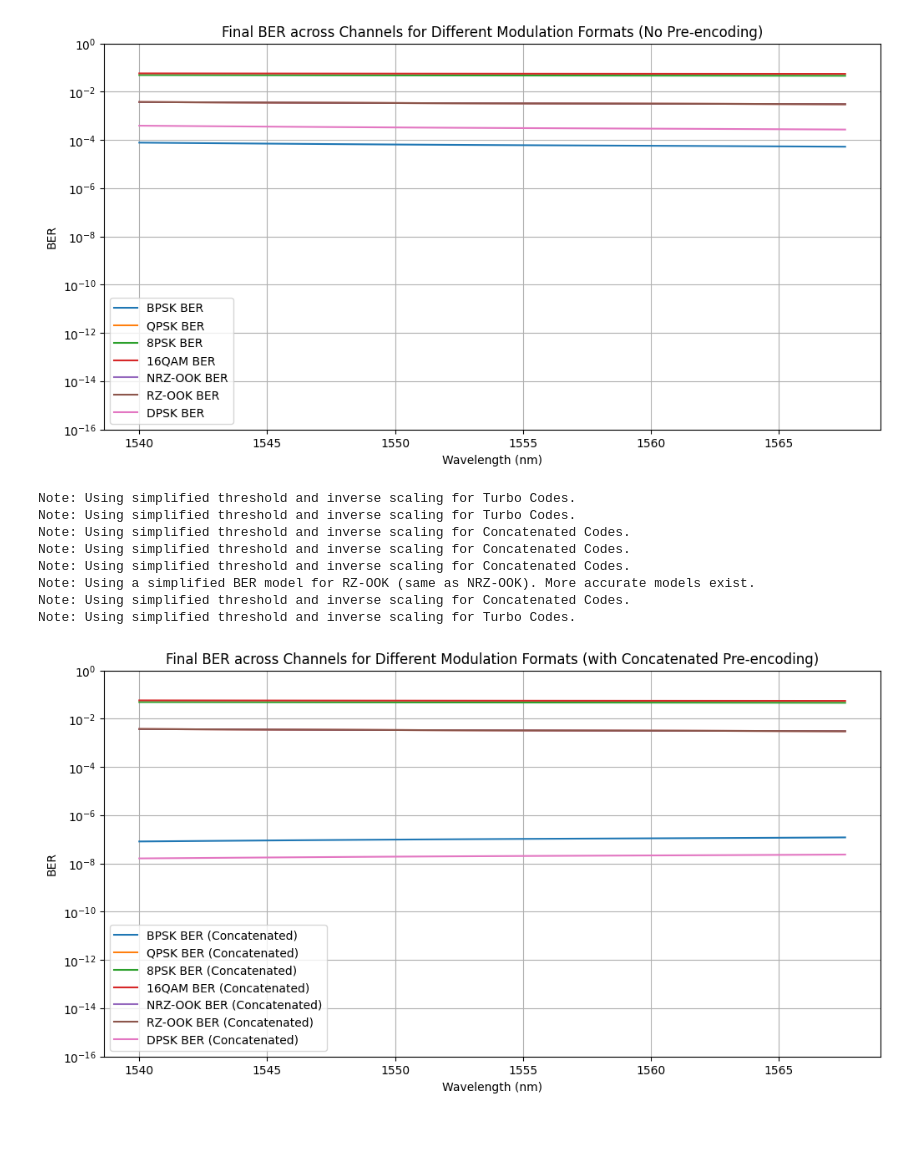
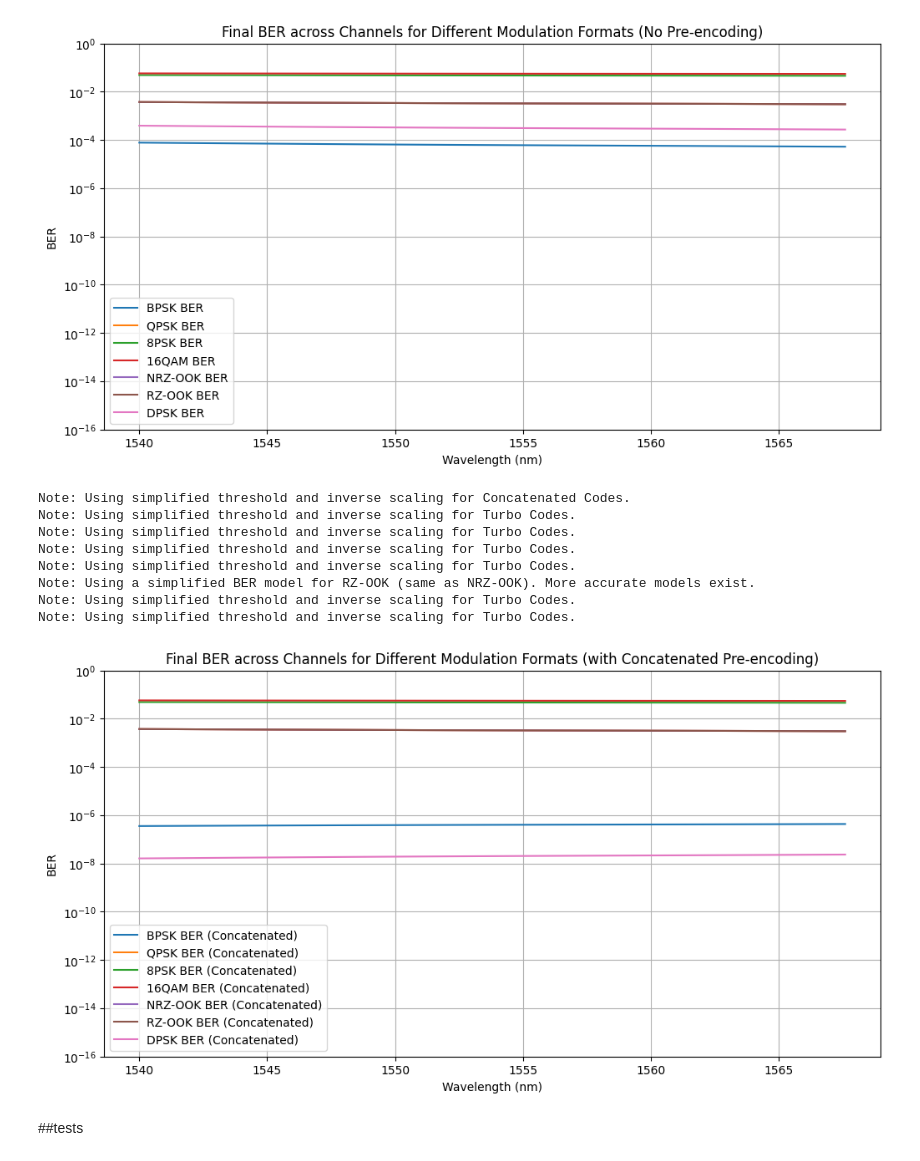
Before and after one commit to EnochYounceSAIC/FiberOptics, a Jupyter notebook: weekfour/channels.ipynb, the cells around one changed output. Drawn from its saved outputs; the diff is of its cells as text; code cells hidden in the pictures; blank space fills up the shorter version.

```diff
--- a/weekfour/channels.ipynb
+++ b/weekfour/channels.ipynb
@@ -790,38 +820,40 @@ Note: Using a simplified BER model for RZ-OOK (same as NRZ-OOK). More accurate m
 # %%
 # Calculate BER for each modulation format with Concatenated pre-encoding
 ber_bpsk_concat = calculate_ber(final_snr_db, modulation='BPSK', pre_encoding='Concatenated')
-ber_qpsk_concat = calculate_ber(final_snr_db, modulation='QPSK', pre_encoding='Concatenated')
-ber_8psk_concat = calculate_ber(final_snr_db, modulation='8PSK', pre_encoding='Concatenated')
-ber_16qam_concat = calculate_ber(final_snr_db, modulation='16QAM', pre_encoding='Concatenated')
-ber_nrzoek_concat = calculate_ber(final_snr_db, modulation='NRZ-OOK', pre_encoding='Concatenated')
-ber_rzook_concat = calculate_ber(final_snr_db, modulation='RZ-OOK', pre_encoding='Concatenated')
+ber_qpsk_concat = calculate_ber(final_snr_db, modulation='QPSK', pre_encoding='turbo')
+ber_8psk_concat = calculate_ber(final_snr_db, modulation='8PSK', pre_encoding='turbo')
+ber_16qam_concat = calculate_ber(final_snr_db, modulation='16QAM', pre_encoding='turbo')
+ber_nrzoek_concat = calculate_ber(final_snr_db, modulation='NRZ-OOK', pre_encoding='turbo')
+ber_rzook_concat = calculate_ber(final_snr_db, modulation='RZ-OOK', pre_encoding='turbo')
 ber_dpsk_concat = calculate_ber(final_snr_db, modulation='DPSK', pre_encoding='turbo')
 
 # Plot the final BER across channels for each modulation format with Concatenated pre-encoding
 plt.figure(figsize=(12, 6))
 plt.semilogy(channeled_lambdas_nm, ber_bpsk_concat, label='BPSK BER (Concatenated)')
 plt.semilogy(channeled_lambdas_nm, ber_qpsk_concat, label='QPSK BER (Concatenated)')
 plt.semilogy(channeled_lambdas_nm, ber_8psk_concat, label='8PSK BER (Concatenated)')
 plt.semilogy(channeled_lambdas_nm, ber_16qam_concat, label='16QAM BER (Concatenated)')
 plt.semilogy(channeled_lambdas_nm, ber_nrzoek_concat, label='NRZ-OOK BER (Concatenated)')
 plt.semilogy(channeled_lambdas_nm, ber_rzook_concat, label='RZ-OOK BER (Concatenated)')
 plt.semilogy(channeled_lambdas_nm, ber_dpsk_concat, label='DPSK BER (Concatenated)')
 
 
 plt.title('Final BER across Channels for Different Modulation Formats (with Concatenated Pre-encoding)')
 plt.xlabel('Wavelength (nm)')
 plt.ylabel('BER')
 plt.grid(True, which="both")
 plt.legend()
 plt.ylim(1e-16, 1) # Adjust y-axis limits for BER to show lower values
 plt.show()
 # %% [output]
+Note: Using simplified threshold and inverse scaling for Concatenated Codes.
 Note: Using simplified threshold and inverse scaling for Turbo Codes.
 Note: Using simplified threshold and inverse scaling for Turbo Codes.
-Note: Using simplified threshold and inverse scaling for Concatenated Codes.
-Note: Using simplified threshold and inverse scaling for Concatenated Codes.
-Note: Using simplified threshold and inverse scaling for Concatenated Codes.
+Note: Using simplified threshold and inverse scaling for Turbo Codes.
+Note: Using simplified threshold and inverse scaling for Turbo Codes.
 Note: Using a simplified BER model for RZ-OOK (same as NRZ-OOK). More accurate models exist.
-Note: Using simplified threshold and inverse scaling for Concatenated Codes.
 Note: Using simplified threshold and inverse scaling for Turbo Codes.
+Note: Using simplified threshold and inverse scaling for Turbo Codes.
-[figure, old version]
+[figure, new version]
+# %% [markdown]
+##tests
```
Also changed, not shown: parts of 1 cell of this notebook.
